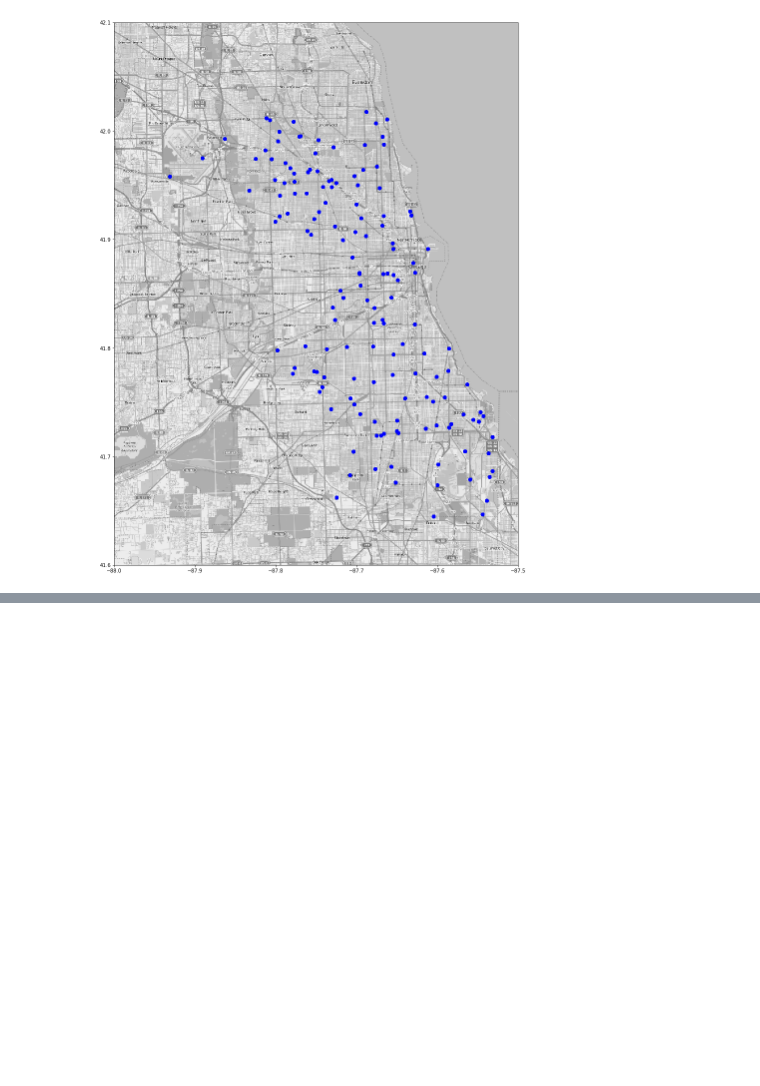
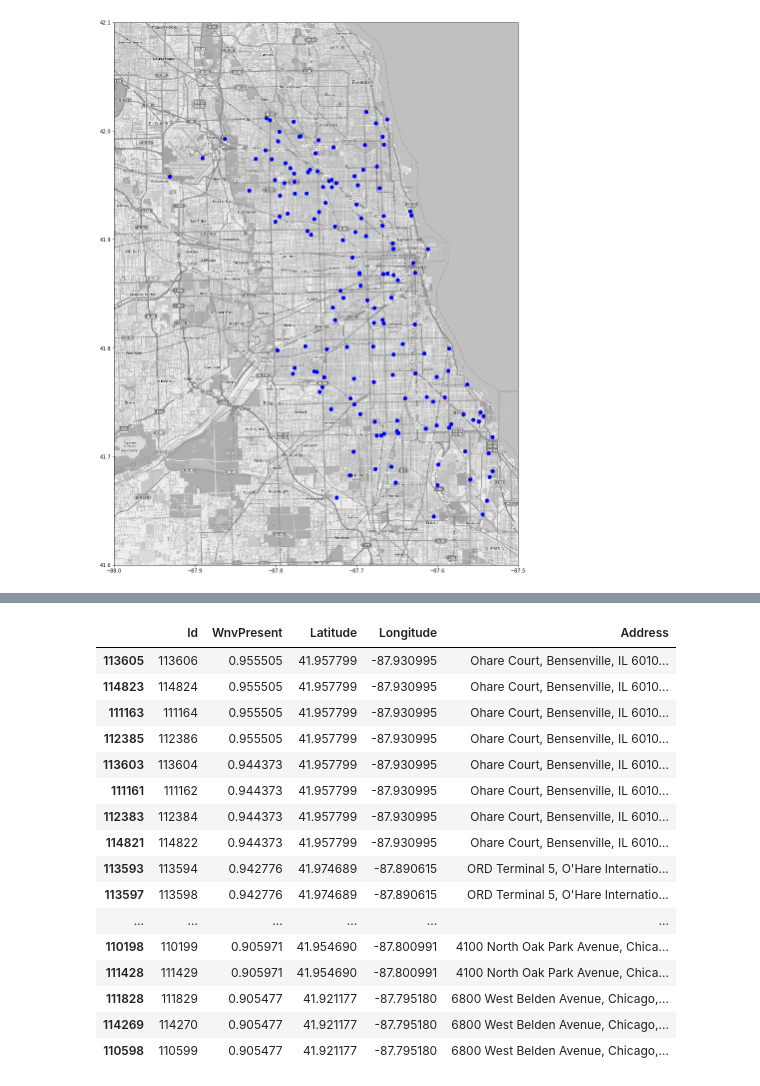
Before and after one commit to wilsonkwa/Project-4, a Jupyter notebook: codes/2.4 [best] Data Modelling.ipynb, the cells around one changed output, grey strips where cells are left out. Saved outputs shown, nothing was run; the diff lists cells and outputs as text; code cells hidden in the pictures; blank space fills up the shorter version.

```diff
--- a/codes/2.4 [best] Data Modelling.ipynb
+++ b/codes/2.4 [best] Data Modelling.ipynb
@@ -957,3 +956,5 @@ plt.savefig('heatmap.png')
 # %%
 #Export this file to do cost analysis
 sub.to_csv('submission/sub_cba.csv',index=False)
+# %%
+sub['Address']=test['Address']
@@ -959,0 +983,22 @@ sub.to_csv('submission/sub_cba.csv',index=False)
+# %%
+#Explore the areas prone to the virus
+sub1 = sub.sort_values(by='WnvPresent', ascending = False)
+sub1.head(100)
+# %% [output]
+|  | Id | WnvPresent | Latitude | Longitude | Address |
+| 113605 | 113606 | 0.955505 | 41.957799 | -87.930995 | Ohare Court, Bensenville, IL 6010... |
+| 114823 | 114824 | 0.955505 | 41.957799 | -87.930995 | Ohare Court, Bensenville, IL 6010... |
+| 111163 | 111164 | 0.955505 | 41.957799 | -87.930995 | Ohare Court, Bensenville, IL 6010... |
+| 112385 | 112386 | 0.955505 | 41.957799 | -87.930995 | Ohare Court, Bensenville, IL 6010... |
+| 113603 | 113604 | 0.944373 | 41.957799 | -87.930995 | Ohare Court, Bensenville, IL 6010... |
+| 111161 | 111162 | 0.944373 | 41.957799 | -87.930995 | Ohare Court, Bensenville, IL 6010... |
+| 112383 | 112384 | 0.944373 | 41.957799 | -87.930995 | Ohare Court, Bensenville, IL 6010... |
+| 114821 | 114822 | 0.944373 | 41.957799 | -87.930995 | Ohare Court, Bensenville, IL 6010... |
+| 113593 | 113594 | 0.942776 | 41.974689 | -87.890615 | ORD Terminal 5, O'Hare Internatio... |
+| 113597 | 113598 | 0.942776 | 41.974689 | -87.890615 | ORD Terminal 5, O'Hare Internatio... |
+| ... | ... | ... | ... | ... | ... |
+| 110198 | 110199 | 0.905971 | 41.954690 | -87.800991 | 4100 North Oak Park Avenue, Chica... |
+| 111428 | 111429 | 0.905971 | 41.954690 | -87.800991 | 4100 North Oak Park Avenue, Chica... |
+| 111828 | 111829 | 0.905477 | 41.921177 | -87.795180 | 6800 West Belden Avenue, Chicago,... |
+| 114269 | 114270 | 0.905477 | 41.921177 | -87.795180 | 6800 West Belden Avenue, Chicago,... |
+| 110598 | 110599 | 0.905477 | 41.921177 | -87.795180 | 6800 West Belden Avenue, Chicago,... |
```
Also changed, not shown: parts of 7 cells of this notebook.
